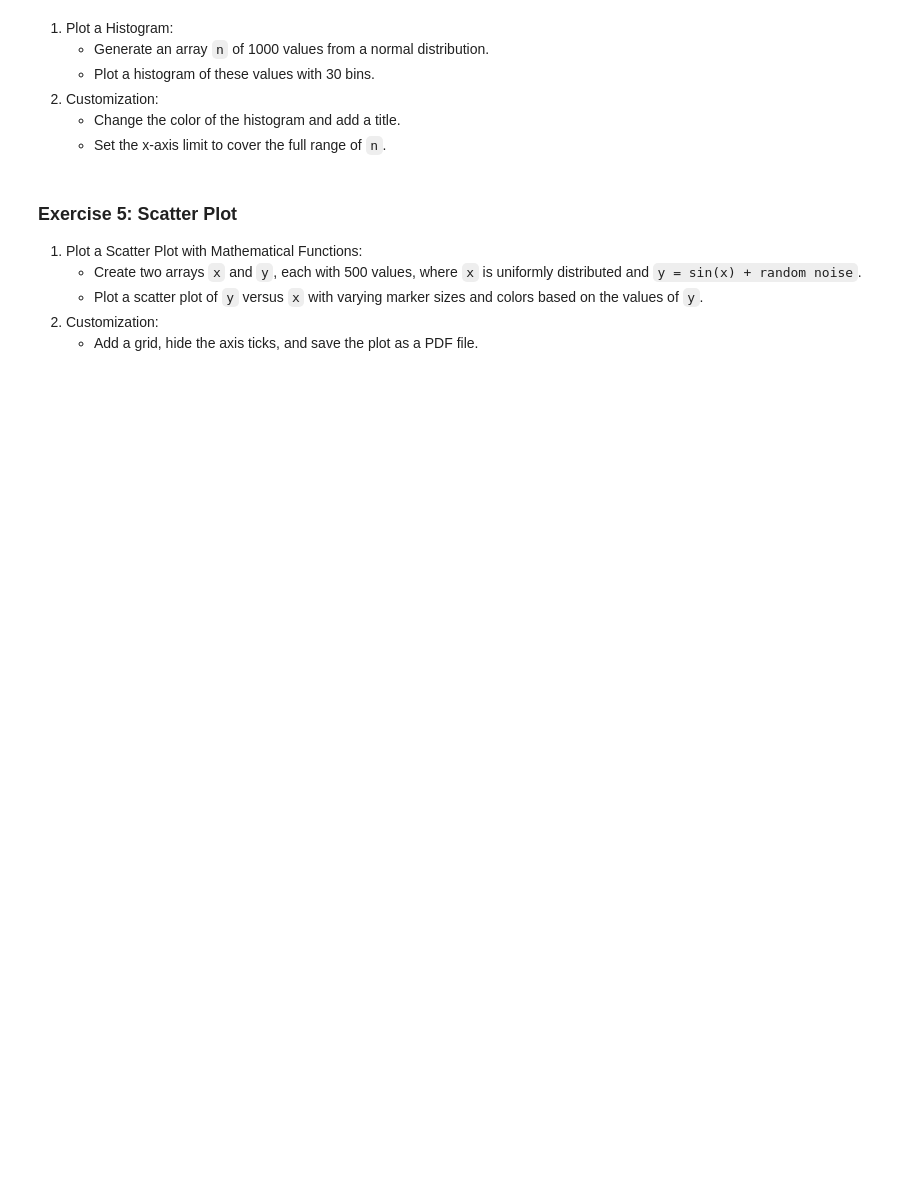
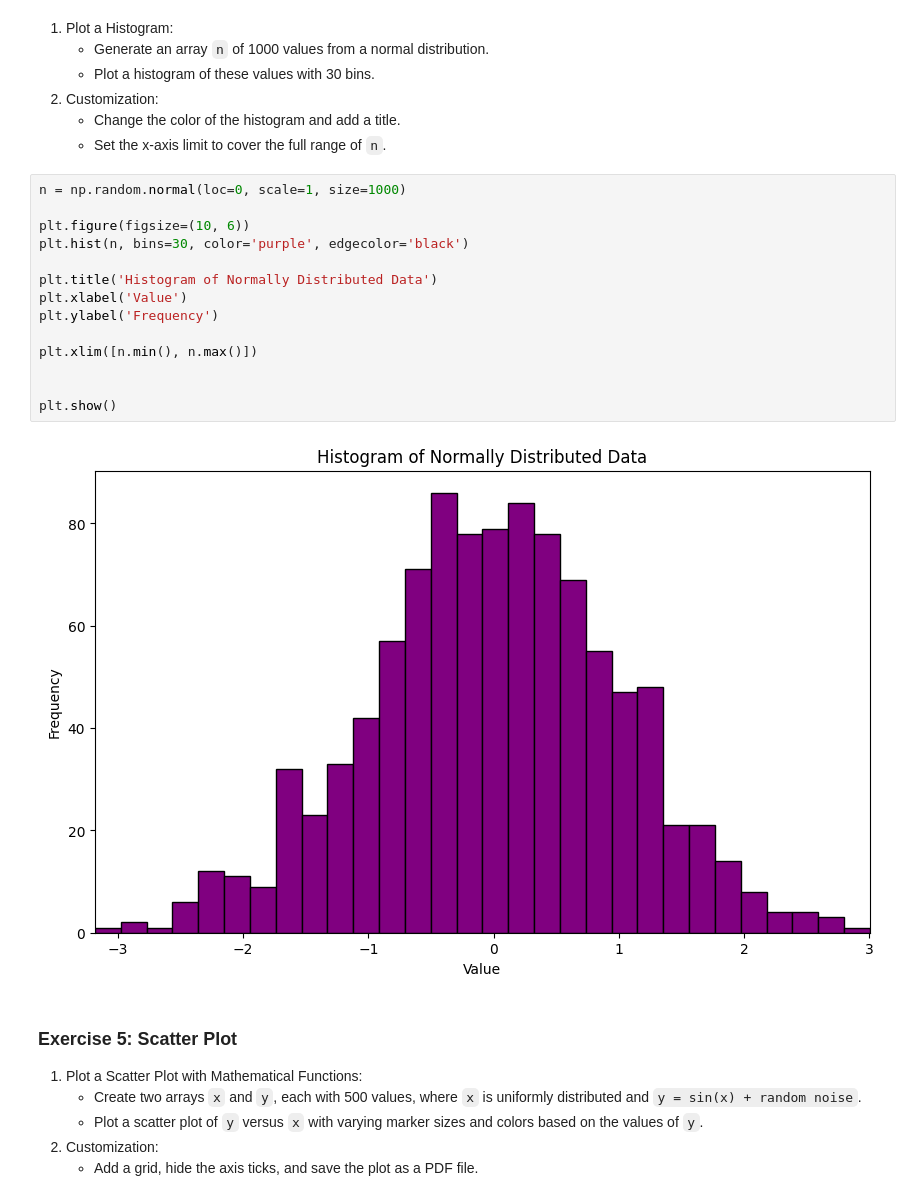
Before and after one commit to manarbensa/tp1, a Jupyter notebook: Matplotlib_Course.ipynb, the cells around one changed output. Saved outputs shown, nothing was run; the diff lists cells and outputs as text; blank space fills up the shorter version.

```diff
--- a/Matplotlib_Course.ipynb
+++ b/Matplotlib_Course.ipynb
@@ -550,6 +117,22 @@ fig.tight_layout()
 2. Customization:
    - Change the color of the histogram and add a title.
    - Set the x-axis limit to cover the full range of `n`.
+# %%
+n = np.random.normal(loc=0, scale=1, size=1000)
+
+plt.figure(figsize=(10, 6))
+plt.hist(n, bins=30, color='purple', edgecolor='black')
+
+plt.title('Histogram of Normally Distributed Data')
+plt.xlabel('Value')
+plt.ylabel('Frequency')
+
+plt.xlim([n.min(), n.max()])
+
+
+plt.show()
+# %% [output]
+[figure, added]
 # %% [markdown]
 ### Exercise 5: Scatter Plot
 
```
Also changed, not shown: parts of 83 cells of this notebook.
